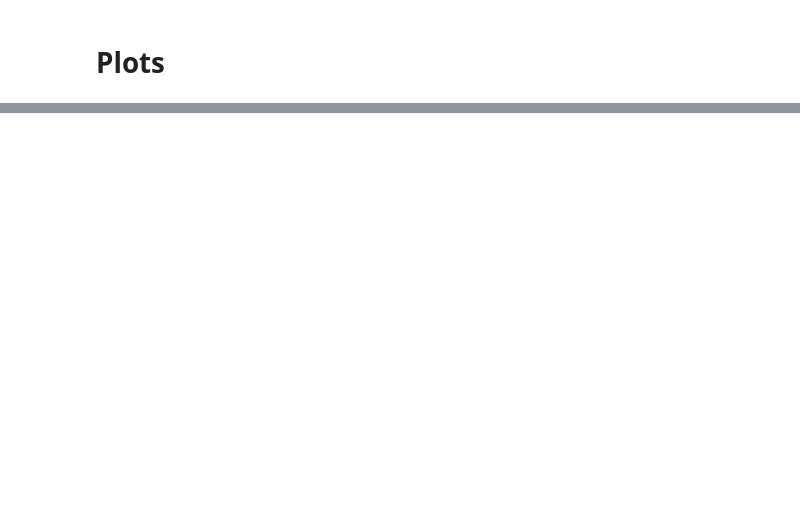
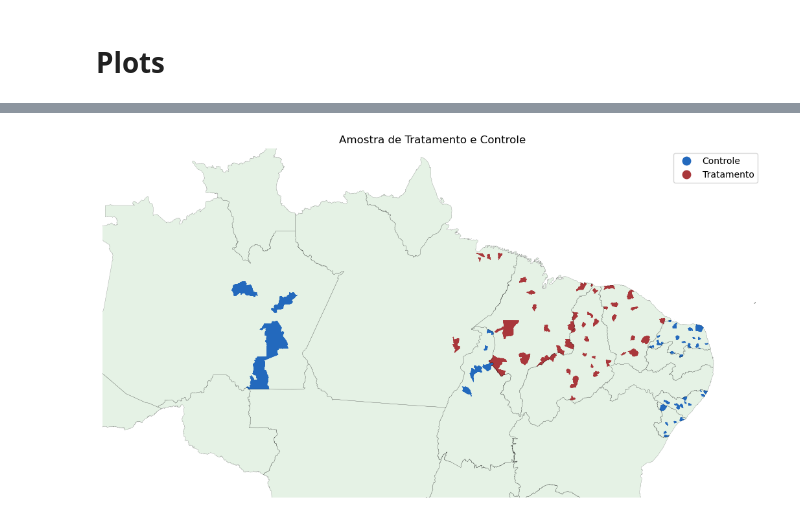
Before and after one commit to JV-Nunes/Relatorio-Conectividade, a Jupyter notebook: Analise/Models/Diffs_in_Diffs.ipynb, the cells around one changed output, grey strips where cells are left out. Drawn from its saved outputs; the diff is of its cells as text; code cells hidden in the pictures; blank space fills up the shorter version.

```diff
--- a/Analise/Models/Diffs_in_Diffs.ipynb
+++ b/Analise/Models/Diffs_in_Diffs.ipynb
@@ -626,0 +606,21 @@ AttributeError: partially initialized module 'fiona' has no attribute '_loading'
+# %%
+shp = gpd.read_file('../Utils/GEO/shp/BR_Municipios_2021/BR_Municipios_2021.shp')
+sh_uf = gpd.read_file('../Utils/GEO/shp/BR_UF_2021/BR_UF_2021.shp')
+# %%
+mapa = shp.merge(data_mun, left_on='CD_MUN', right_on='CO_MUNICIPIO_ESC')
+mapa.treated.replace({0:'Controle', 1:'Tratamento'}, inplace=True)
+# %%
+fig, ax = plt.subplots(1, figsize=(18, 7))
+
+sh_uf.boundary.plot(linewidth=.2, color='black', zorder=2, alpha=0.5, ax=ax)
+sh_uf.plot(color='g', ax=ax, alpha=0.1)
+mapa.plot(column='treated', categorical=True, legend=True, ax=ax, cmap='vlag')
+ax.set_ylim([-15, 5])
+ax.set_xlim([-70, -32])
+ax.axis('off')
+#ax.add_artist(ScaleBar(1, location='lower left'))
+plt.title('Amostra de Tratamento e Controle')
+
+plt.show()
+# %% [output]
+[figure, added]
```
Also changed, not shown: parts of 4 cells of this notebook, 1 other file.
